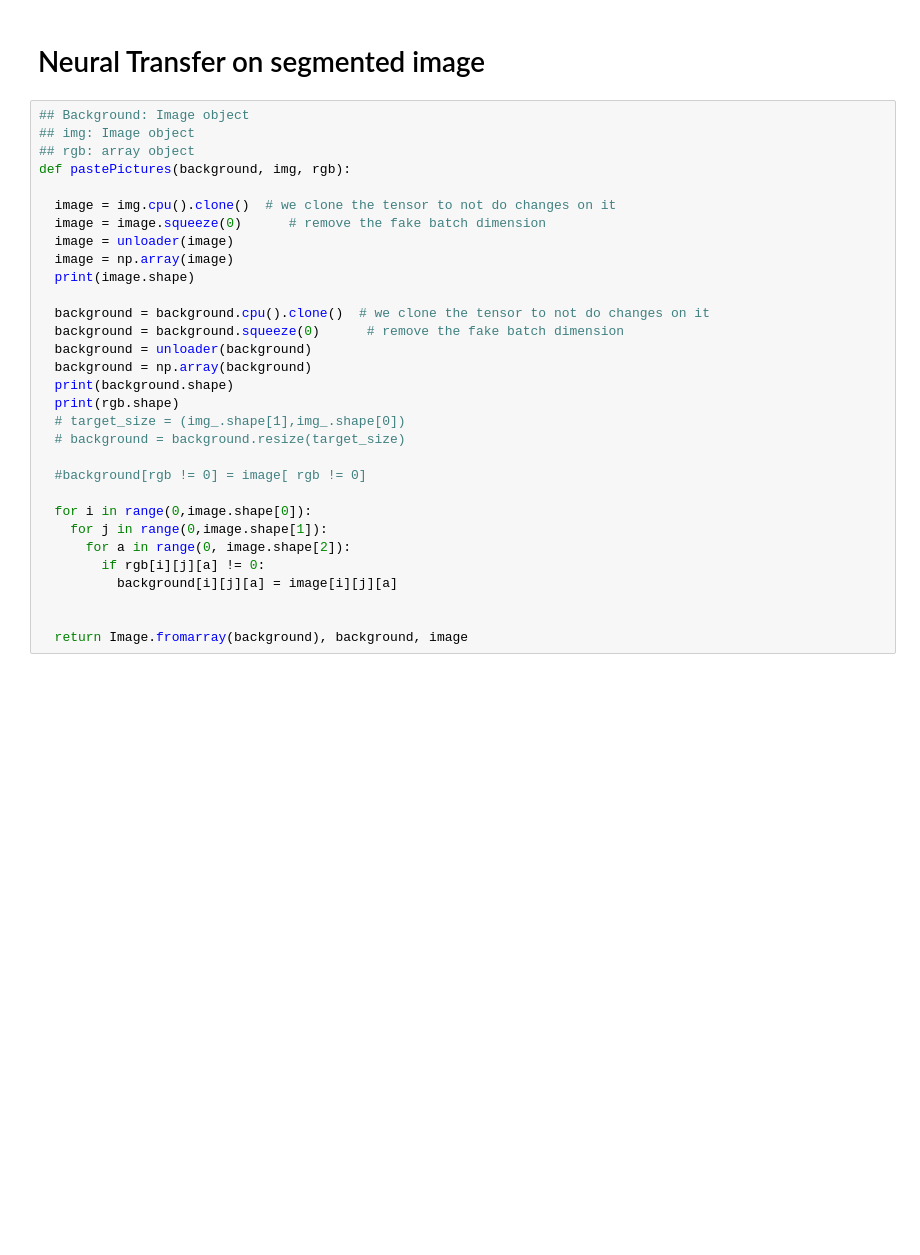
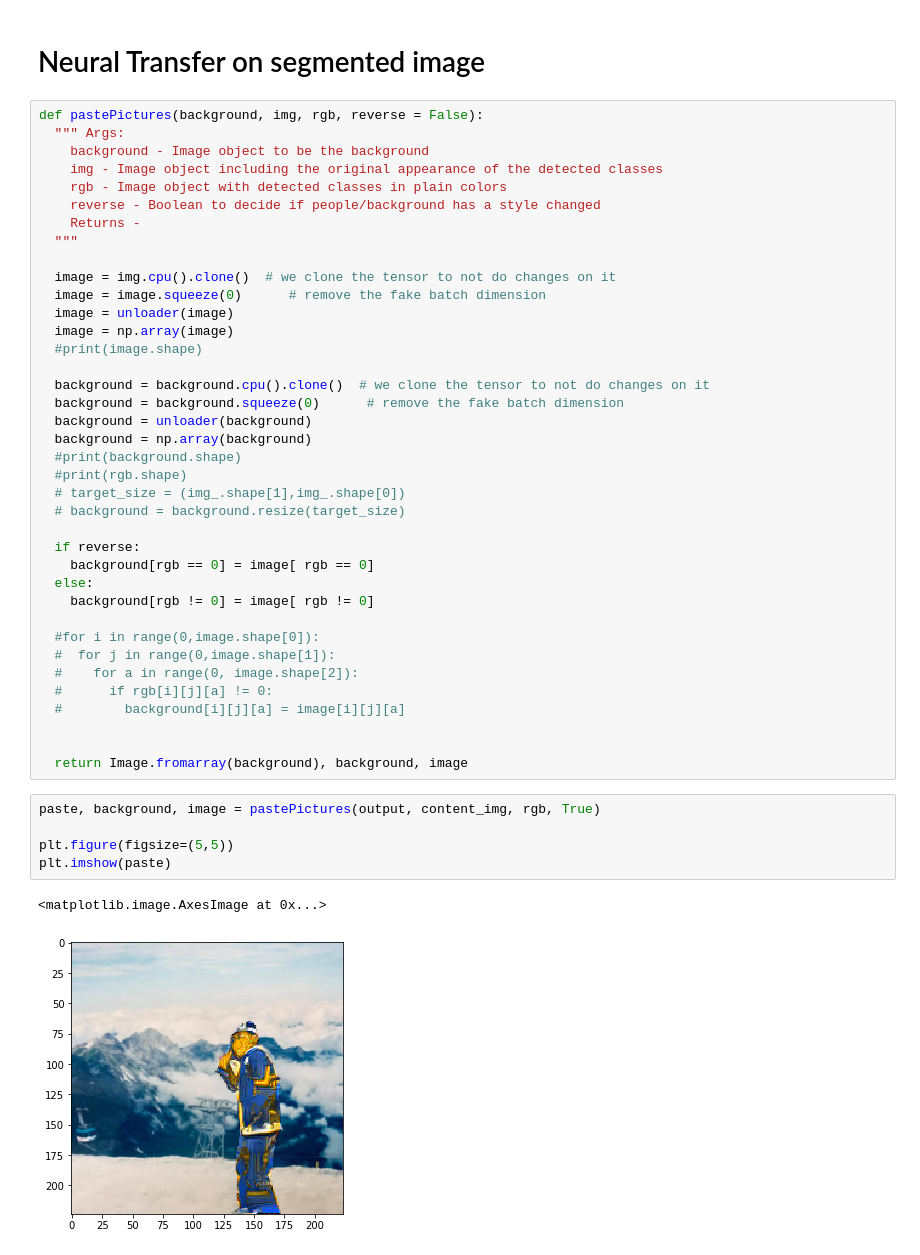
Before and after one commit to Miguel-Jiahao-Wang/DeepPhoto, a Jupyter notebook: SegmentationStyleTransfer_v1.ipynb, the cells around one changed output. Saved outputs shown, nothing was run; the diff lists cells and outputs as text; blank space fills up the shorter version.

```diff
--- a/SegmentationStyleTransfer_v1.ipynb
+++ b/SegmentationStyleTransfer_v1.ipynb
@@ -435,36 +384,51 @@ plt.show()
 # %% [markdown]
 # Neural Transfer on segmented image
 # %%
-## Background: Image object
-## img: Image object
-## rgb: array object
-def pastePictures(background, img, rgb):
+def pastePictures(background, img, rgb, reverse = False):
+  """ Args:
+    background - Image object to be the background
+    img - Image object including the original appearance of the detected classes
+    rgb - Image object with detected classes in plain colors
+    reverse - Boolean to decide if people/background has a style changed
+    Returns -
+  """
 
   image = img.cpu().clone()  # we clone the tensor to not do changes on it
   image = image.squeeze(0)      # remove the fake batch dimension
   image = unloader(image)
   image = np.array(image)
-  print(image.shape)
+  #print(image.shape)
 
   background = background.cpu().clone()  # we clone the tensor to not do changes on it
   background = background.squeeze(0)      # remove the fake batch dimension
   background = unloader(background)
   background = np.array(background)
-  print(background.shape)
-  print(rgb.shape)
+  #print(background.shape)
+  #print(rgb.shape)
   # target_size = (img_.shape[1],img_.shape[0])
   # background = background.resize(target_size)
 
-  #background[rgb != 0] = image[ rgb != 0]
+  if reverse:
+    background[rgb == 0] = image[ rgb == 0]
+  else:
+    background[rgb != 0] = image[ rgb != 0]
 
-  for i in range(0,image.shape[0]):
-    for j in range(0,image.shape[1]):
-      for a in range(0, image.shape[2]):
-        if rgb[i][j][a] != 0:
-          background[i][j][a] = image[i][j][a]
+  #for i in range(0,image.shape[0]):
+  #  for j in range(0,image.shape[1]):
+  #    for a in range(0, image.shape[2]):
+  #      if rgb[i][j][a] != 0:
+  #        background[i][j][a] = image[i][j][a]
 
 
   return Image.fromarray(background), background, image
+# %%
+paste, background, image = pastePictures(output, content_img, rgb, True)
+
+plt.figure(figsize=(5,5))
+plt.imshow(paste)
+# %% [output]
+<matplotlib.image.AxesImage at 0x...>
+[figure, added]
 # %%
 paste, background, image = pastePictures(output, content_img, rgb)
 
```
Also changed, not shown: parts of 20 cells of this notebook.
